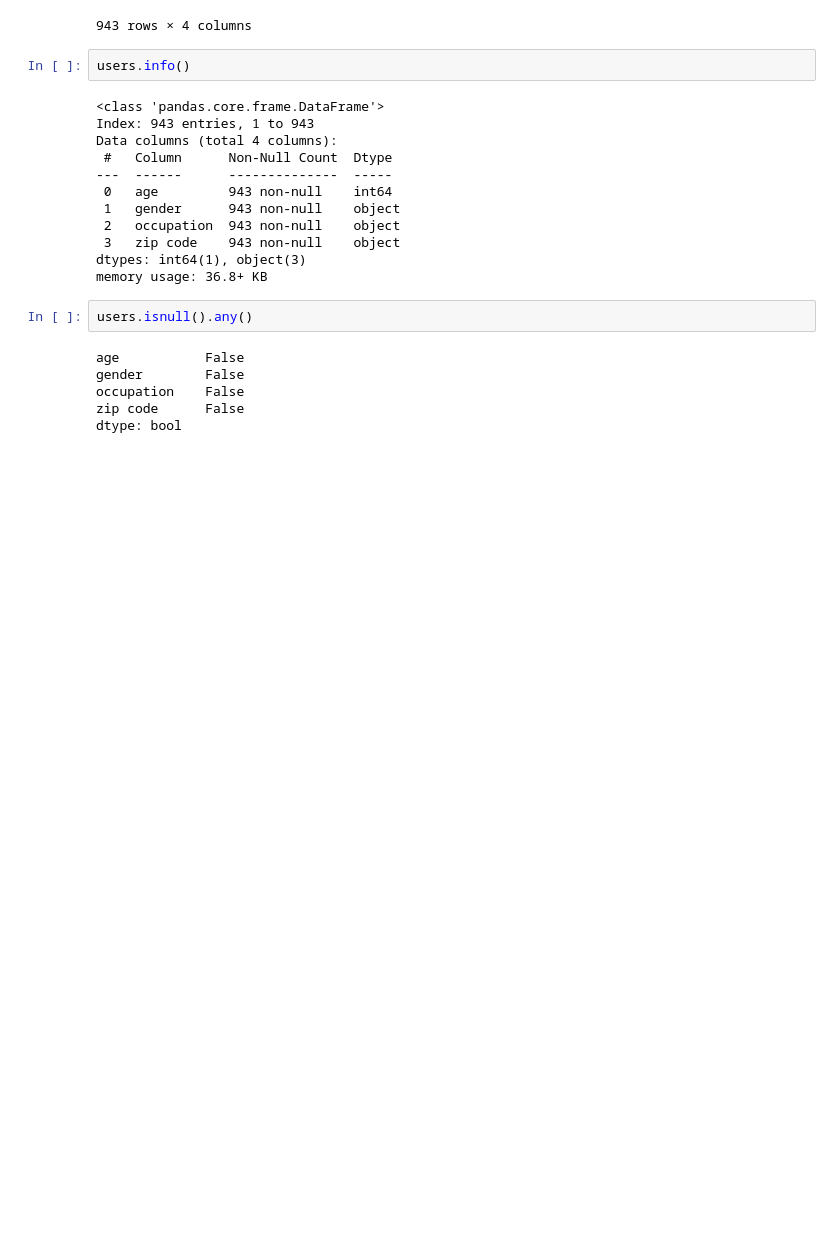
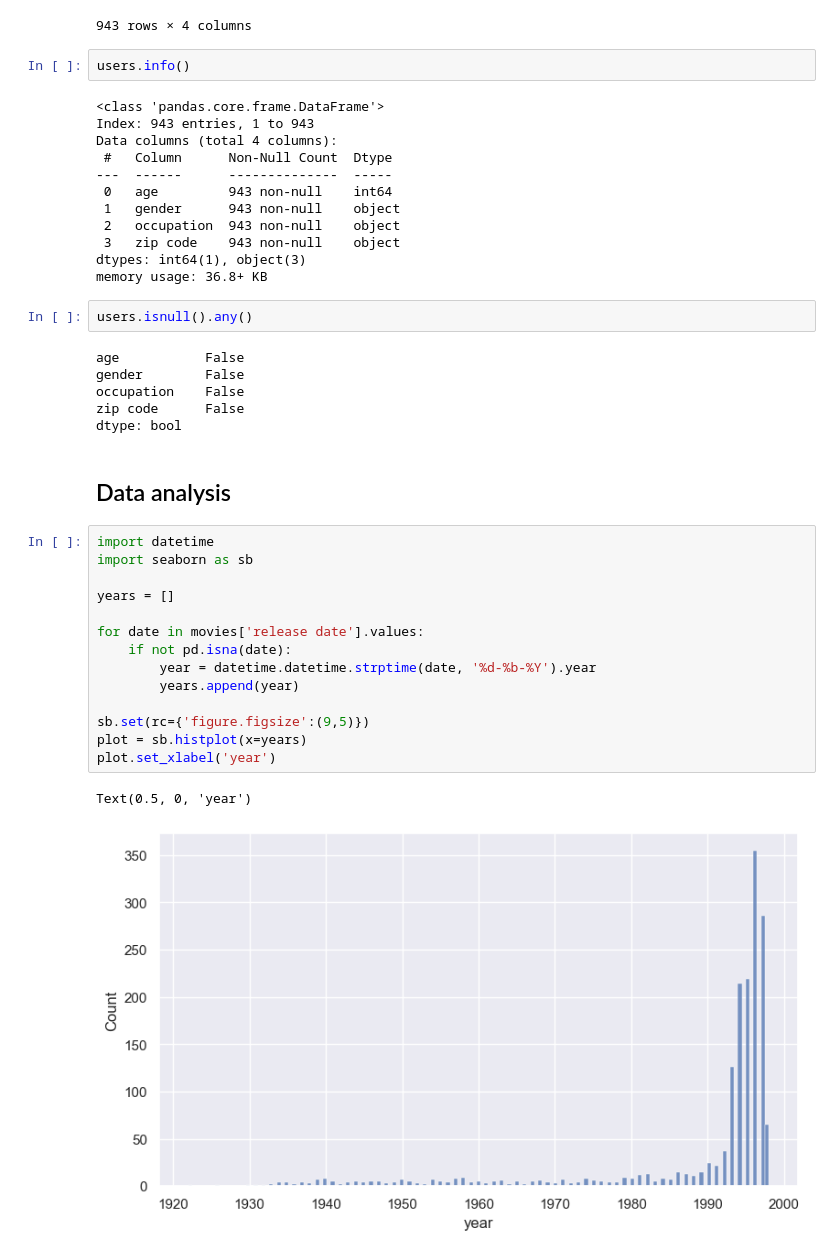
Before and after one commit to glebuben/PMLDL-Assignment-2, a Jupyter notebook: notebooks/1.0-initial-data-exporation.ipynb, the cells around one changed output. Drawn from its saved outputs; the diff is of its cells as text; blank space fills up the shorter version.

Commit message:
Added Data analysis in data exploration notebook

```diff
--- a/notebooks/1.0-initial-data-exporation.ipynb
+++ b/notebooks/1.0-initial-data-exporation.ipynb
@@ -268,3 +270,22 @@ gender        False
 occupation    False
 zip code      False
 dtype: bool
+# %% [markdown]
+## Data analysis
+# %%
+import datetime
+import seaborn as sb
+
+years = []
+
+for date in movies['release date'].values:
+    if not pd.isna(date):
+        year = datetime.datetime.strptime(date, '%d-%b-%Y').year
+        years.append(year)
+
+sb.set(rc={'figure.figsize':(9,5)})
+plot = sb.histplot(x=years)
+plot.set_xlabel('year')
+# %% [output]
+Text(0.5, 0, 'year')
+[figure, added]
```
Also changed, not shown: parts of 7 cells of this notebook.
